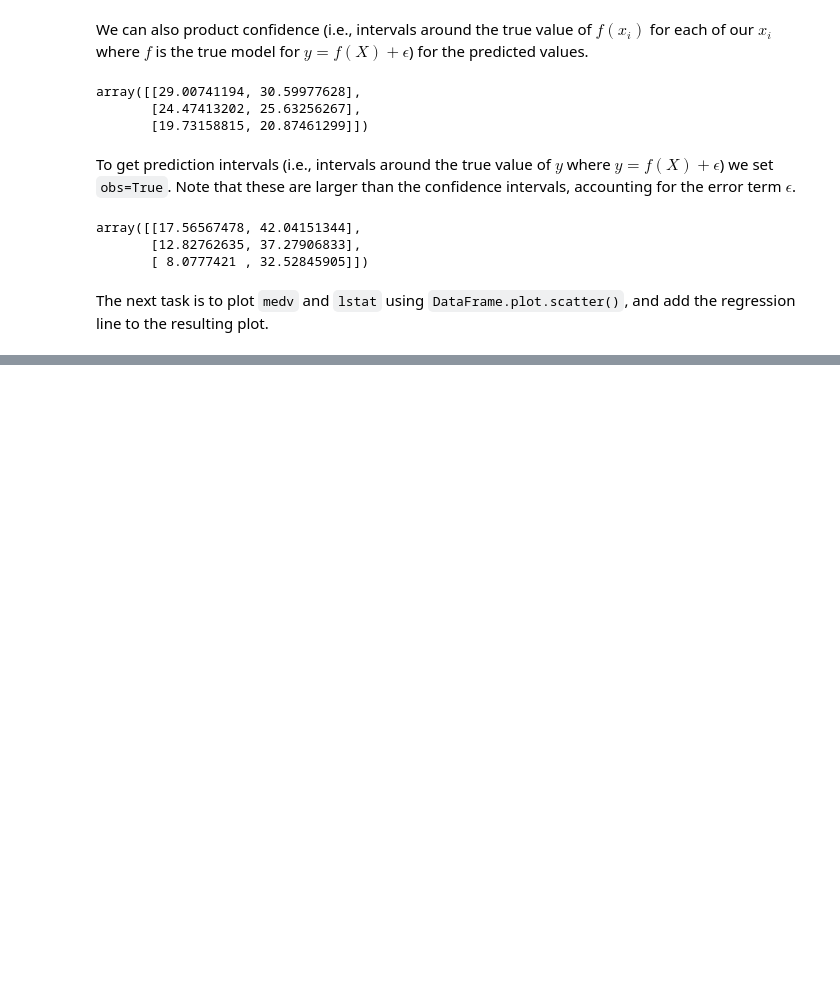
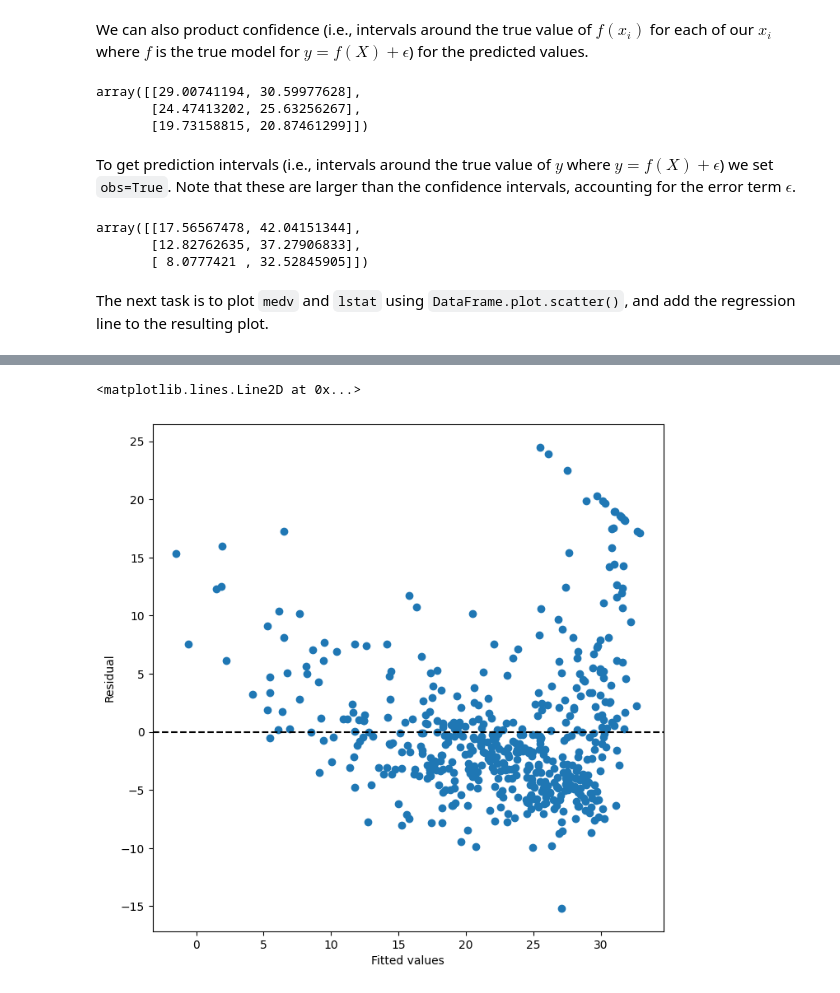
Before and after one commit to justingroves/ISLP, a Jupyter notebook: Jupyter Labs/Chapter 3 Linear Regression/3.6 Lab - Linear Regression.ipynb, the cells around one changed output, grey strips where cells are left out. Drawn from its saved outputs; the diff is of its cells as text; code cells hidden in the pictures; blank space fills up the shorter version.

```diff
--- a/Jupyter Labs/Chapter 3 Linear Regression/3.6 Lab - Linear Regression.ipynb
+++ b/Jupyter Labs/Chapter 3 Linear Regression/3.6 Lab - Linear Regression.ipynb
@@ -231,0 +265,9 @@ The next task is to plot `medv` and `lstat` using `DataFrame.plot.scatter()`, an
+# %%
+ax = subplots(figsize=(8,8))[1]
+ax.scatter(results.fittedvalues, results.resid)
+ax.set_xlabel('Fitted values')
+ax.set_ylabel('Residual')
+ax.axhline(0, c='k', ls='--')
+# %% [output]
+<matplotlib.lines.Line2D at 0x...>
+[figure, added]
```
Also changed, not shown: parts of 47 cells of this notebook.
